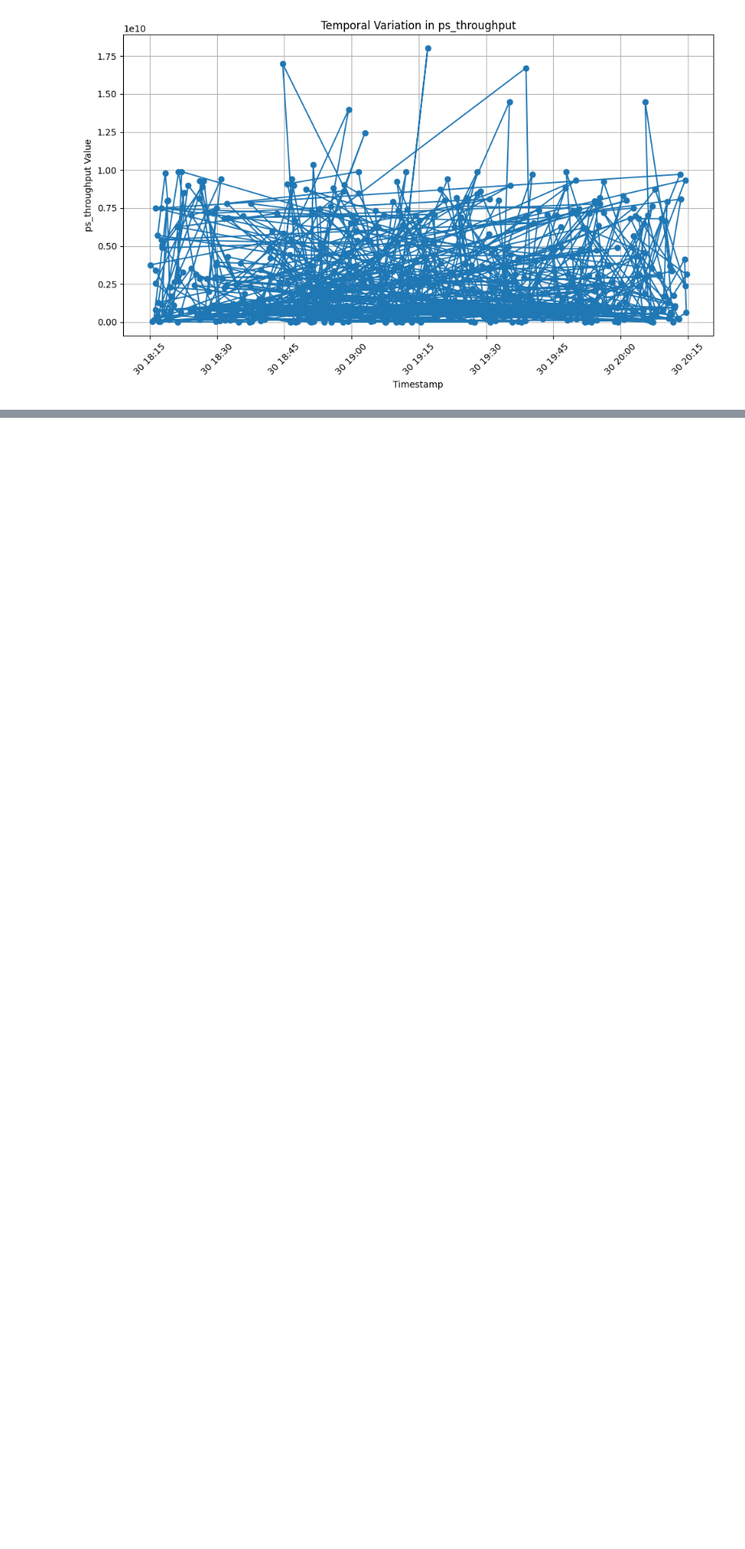
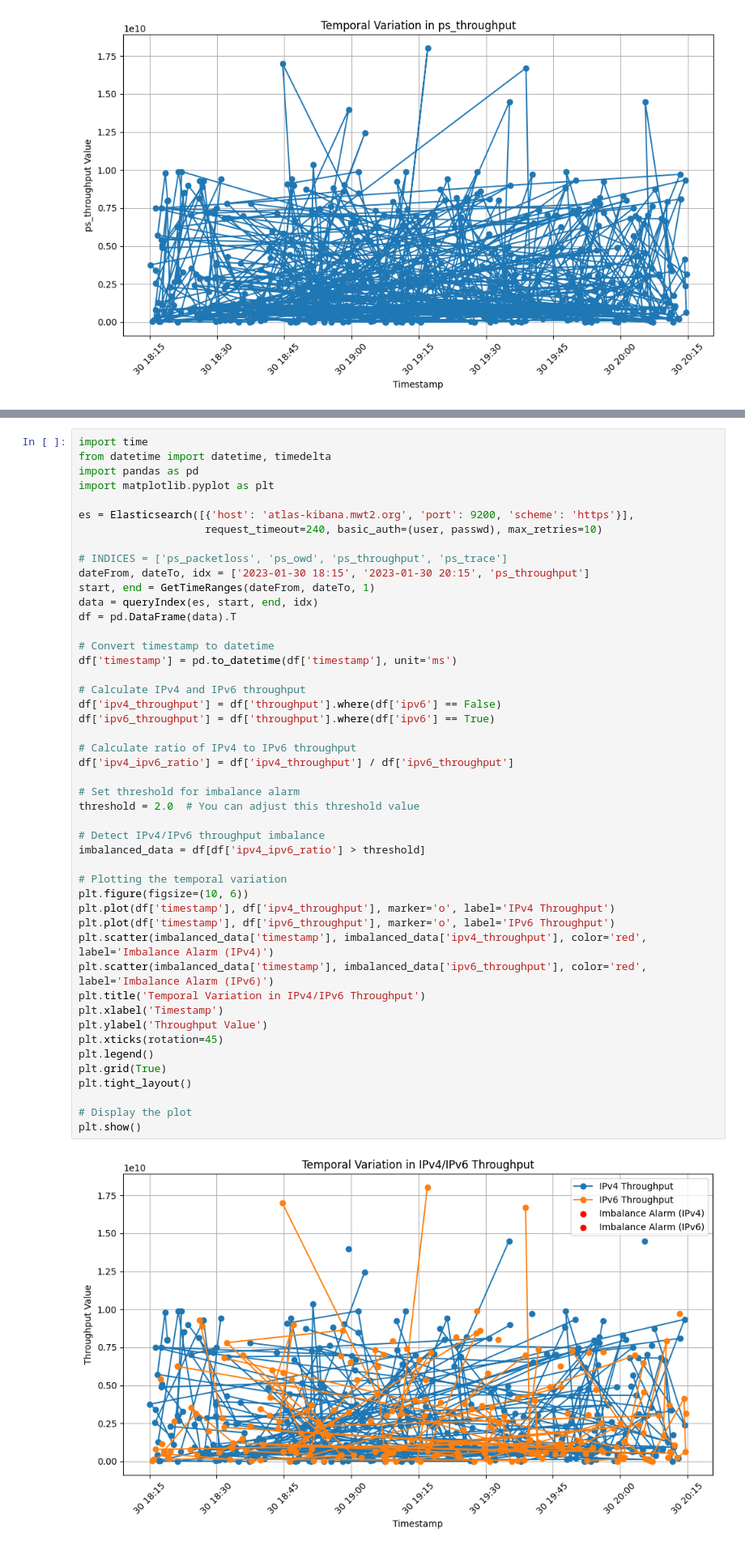
Before and after one commit to durbar2003/alarms-and-alerts-notebooks, a Jupyter notebook: explore.ipynb, the cells around one changed output, grey strips where cells are left out. Shown at 81% size. Cells and saved outputs as stored; diff of their text form; blank space fills up the shorter version.

Commit message:
added alarms

```diff
--- a/explore.ipynb
+++ b/explore.ipynb
@@ -639,0 +541,49 @@ plt.show()
+# %%
+import time
+from datetime import datetime, timedelta
+import pandas as pd
+import matplotlib.pyplot as plt
+
+es = Elasticsearch([{'host': 'atlas-kibana.mwt2.org', 'port': 9200, 'scheme': 'https'}],
+                    request_timeout=240, basic_auth=(user, passwd), max_retries=10)
+
+# INDICES = ['ps_packetloss', 'ps_owd', 'ps_throughput', 'ps_trace']
+dateFrom, dateTo, idx = ['2023-01-30 18:15', '2023-01-30 20:15', 'ps_throughput']
+start, end = GetTimeRanges(dateFrom, dateTo, 1)
+data = queryIndex(es, start, end, idx)
+df = pd.DataFrame(data).T
+
+# Convert timestamp to datetime
+df['timestamp'] = pd.to_datetime(df['timestamp'], unit='ms')
+
+# Calculate IPv4 and IPv6 throughput
+df['ipv4_throughput'] = df['throughput'].where(df['ipv6'] == False)
+df['ipv6_throughput'] = df['throughput'].where(df['ipv6'] == True)
+
+# Calculate ratio of IPv4 to IPv6 throughput
+df['ipv4_ipv6_ratio'] = df['ipv4_throughput'] / df['ipv6_throughput']
+
+# Set threshold for imbalance alarm
+threshold = 2.0  # You can adjust this threshold value
+
+# Detect IPv4/IPv6 throughput imbalance
+imbalanced_data = df[df['ipv4_ipv6_ratio'] > threshold]
+
+# Plotting the temporal variation
+plt.figure(figsize=(10, 6))
+plt.plot(df['timestamp'], df['ipv4_throughput'], marker='o', label='IPv4 Throughput')
+plt.plot(df['timestamp'], df['ipv6_throughput'], marker='o', label='IPv6 Throughput')
+plt.scatter(imbalanced_data['timestamp'], imbalanced_data['ipv4_throughput'], color='red', label='Imbalance Alarm (IPv4)')
+plt.scatter(imbalanced_data['timestamp'], imbalanced_data['ipv6_throughput'], color='red', label='Imbalance Alarm (IPv6)')
+plt.title('Temporal Variation in IPv4/IPv6 Throughput')
+plt.xlabel('Timestamp')
+plt.ylabel('Throughput Value')
+plt.xticks(rotation=45)
+plt.legend()
+plt.grid(True)
+plt.tight_layout()
+
+# Display the plot
+plt.show()
+# %% [output]
+[figure, added]
```
Also changed, not shown: parts of 3 cells of this notebook.
